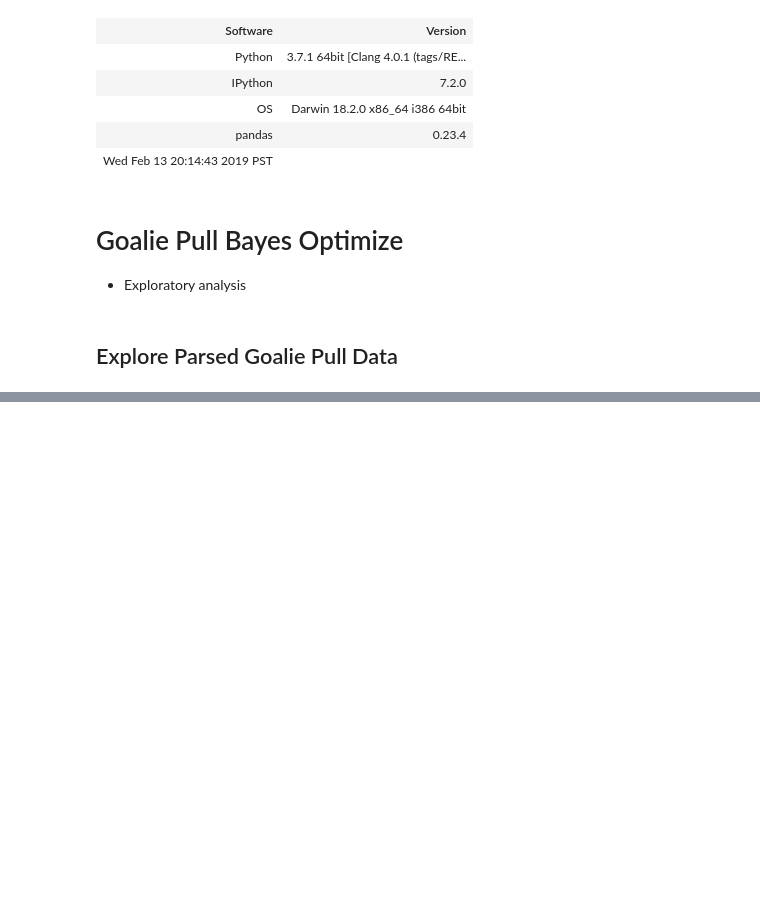
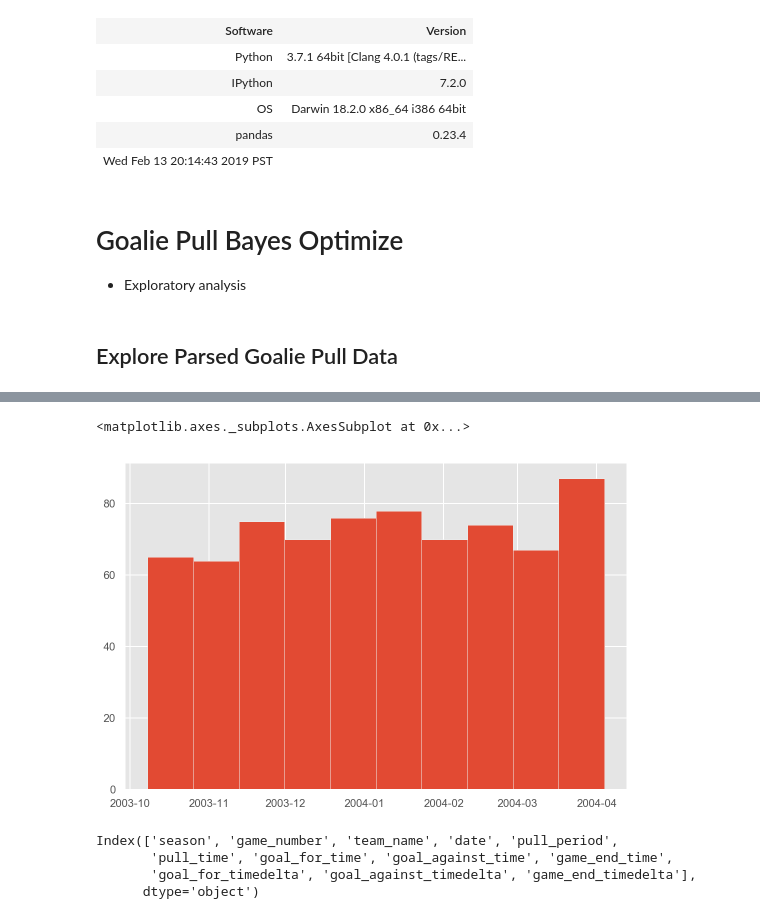
Before and after one commit to zazencodes/nhl-goalie-pull-optimization, a Jupyter notebook: jupter-notebooks/3_exploratory_analysis.ipynb, the cells around one changed output, grey strips where cells are left out. Drawn from its saved outputs; the diff is of its cells as text; code cells hidden in the pictures; blank space fills up the shorter version.

Commit message:
Summary stats and histograms

```diff
--- a/jupter-notebooks/3_exploratory_analysis.ipynb
+++ b/jupter-notebooks/3_exploratory_analysis.ipynb
@@ -31,5 +31,15 @@ from collections import OrderedDict
 import glob
 from tqdm import tqdm_notebook
 from colorama import Fore, Style
+# %%
+%matplotlib inline
+import matplotlib.pyplot as plt
+import seaborn as sns
+
+%config InlineBackend.figure_format='retina'
+sns.set() # Revert to matplotlib defaults
+plt.rcParams['figure.figsize'] = (9, 6)
+plt.rcParams['axes.labelpad'] = 10
+plt.style.use('ggplot')
 # %%
 df = pd.read_pickle('../data/pkl/20032004_goalie_pulls_2019-02-13.pkl')
@@ -35,0 +108,12 @@ df = pd.read_pickle('../data/pkl/20032004_goalie_pulls_2019-02-13.pkl')
+# %%
+df.date.hist()
+# %% [output]
+<matplotlib.axes._subplots.AxesSubplot at 0x...>
+[figure, added]
+# %%
+df.columns
+# %% [output]
+Index(['season', 'game_number', 'team_name', 'date', 'pull_period',
+       'pull_time', 'goal_for_time', 'goal_against_time', 'game_end_time',
+       'goal_for_timedelta', 'goal_against_timedelta', 'game_end_timedelta'],
+      dtype='object')
```
Also changed, not shown: parts of 15 cells of this notebook.
